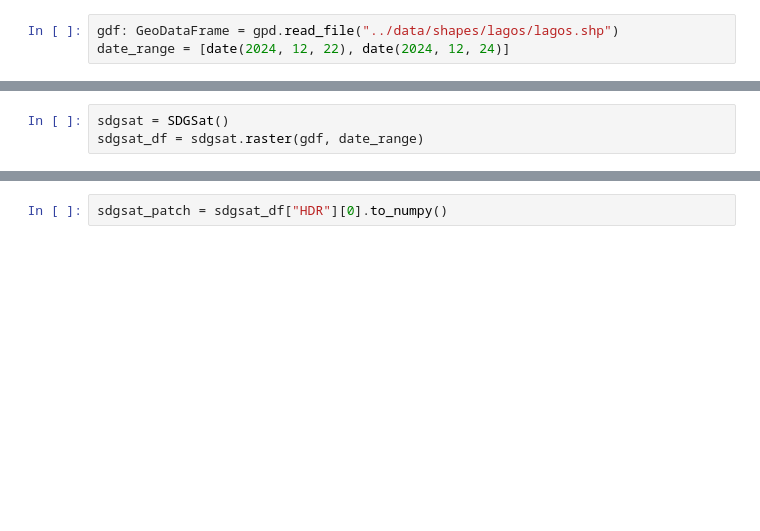
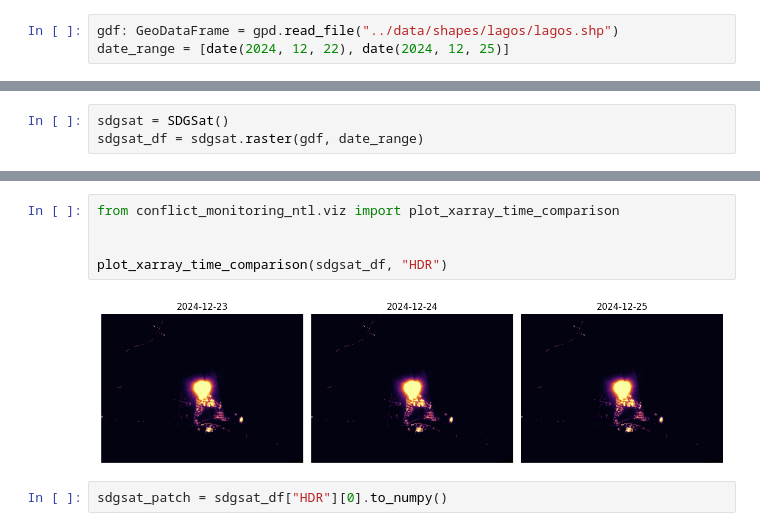
Before and after one commit to jankokla/conflict-monitoring-ntl, a Jupyter notebook: notebooks/sdgsat.ipynb, the cells around one changed output, grey strips where cells are left out. Cells and saved outputs as stored; diff of their text form; blank space fills up the shorter version.

```diff
--- a/notebooks/sdgsat.ipynb
+++ b/notebooks/sdgsat.ipynb
@@ -13,7 +13,7 @@ _ = load_dotenv()
 ## Finding Matching TIF-s
 # %%
 gdf: GeoDataFrame = gpd.read_file("../data/shapes/lagos/lagos.shp")
-date_range = [date(2024, 12, 22), date(2024, 12, 24)]
+date_range = [date(2024, 12, 22), date(2024, 12, 25)]
 # %%
 # gdf: GeoDataFrame = gpd.read_file("../data/shapes/zurich/zurich.shp")
 # date_range = [datetime(2022, 3, 21), datetime(2022, 3, 23)]
@@ -23,3 +43,10 @@ sdgsat_df = sdgsat.raster(gdf, date_range)
+# %%
+from conflict_monitoring_ntl.viz import plot_xarray_time_comparison
+
+
+plot_xarray_time_comparison(sdgsat_df, "HDR")
+# %% [output]
+[figure, added]
 # %%
 sdgsat_patch = sdgsat_df["HDR"][0].to_numpy()
 # %%
```
Also changed, not shown: parts of 1 cell of this notebook, 4 other files.
